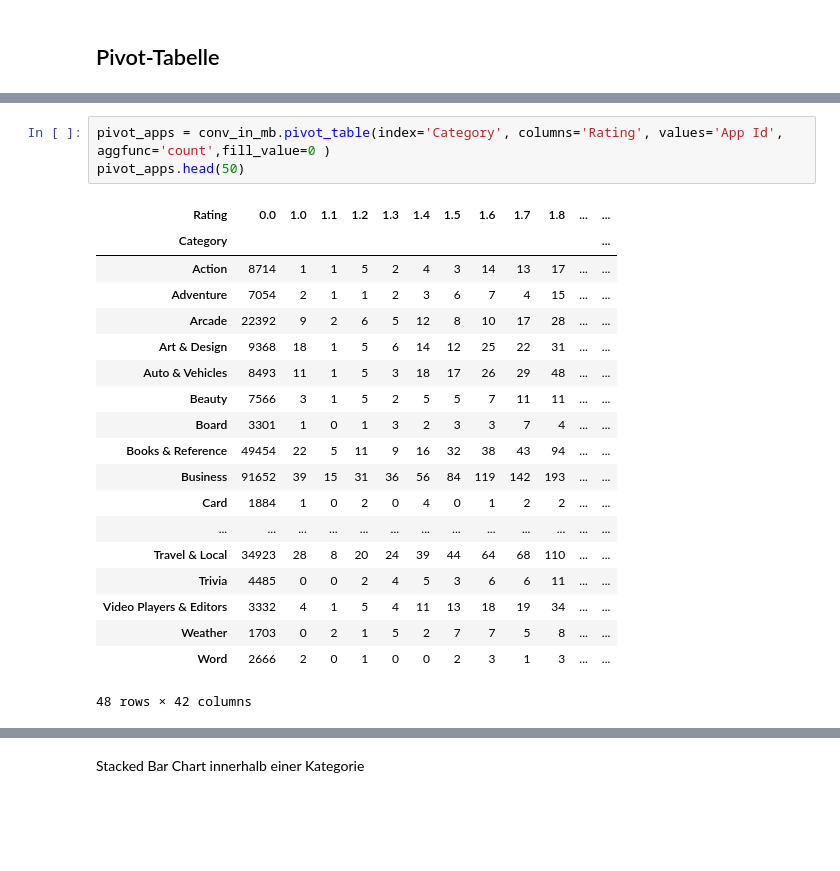
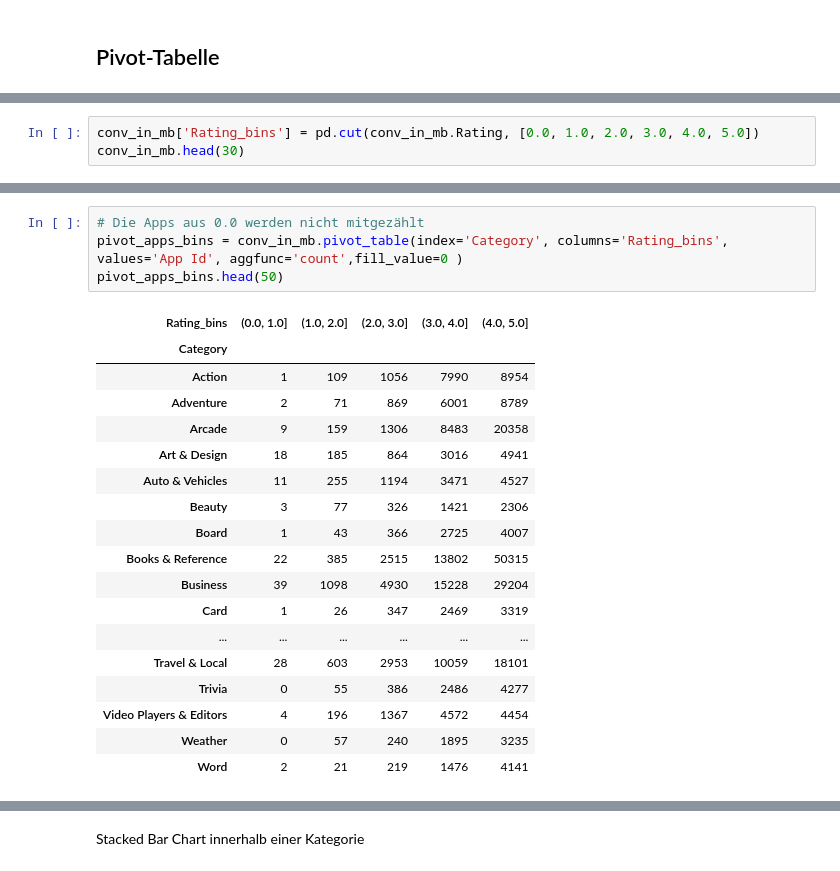
Before and after one commit to Wangi2901/data-analytics, a Jupyter notebook: GooglePlaystore-Huong.ipynb, the cells around one changed output, grey strips where cells are left out. Saved outputs shown, nothing was run; the diff lists cells and outputs as text; blank space fills up the shorter version.

```diff
--- a/GooglePlaystore-Huong.ipynb
+++ b/GooglePlaystore-Huong.ipynb
@@ -653,3 +654,6 @@ Video Players & Editors     14015
 Weather                      7246
 Word                         8630
 Name: Category, dtype: int64
+# %%
+conv_in_mb['Rating_bins'] = pd.cut(conv_in_mb.Rating, [0.0, 1.0, 2.0, 3.0, 4.0, 5.0])
+conv_in_mb.head(30)
@@ -656,23 +679,23 @@ Name: Category, dtype: int64
 # %%
-pivot_apps = conv_in_mb.pivot_table(index='Category', columns='Rating', values='App Id', aggfunc='count',fill_value=0 )
-pivot_apps.head(50)
+# Die Apps aus 0.0 werden nicht mitgezählt
+pivot_apps_bins = conv_in_mb.pivot_table(index='Category', columns='Rating_bins', values='App Id', aggfunc='count',fill_value=0 )
+pivot_apps_bins.head(50)
 # %% [output]
-| Rating | 0.0 | 1.0 | 1.1 | 1.2 | 1.3 | 1.4 | 1.5 | 1.6 | 1.7 | 1.8 | ... | ... |
-| Category |  |  |  |  |  |  |  |  |  |  |  | ... |
-| Action | 8714 | 1 | 1 | 5 | 2 | 4 | 3 | 14 | 13 | 17 | ... | ... |
-| Adventure | 7054 | 2 | 1 | 1 | 2 | 3 | 6 | 7 | 4 | 15 | ... | ... |
-| Arcade | 22392 | 9 | 2 | 6 | 5 | 12 | 8 | 10 | 17 | 28 | ... | ... |
-| Art & Design | 9368 | 18 | 1 | 5 | 6 | 14 | 12 | 25 | 22 | 31 | ... | ... |
-| Auto & Vehicles | 8493 | 11 | 1 | 5 | 3 | 18 | 17 | 26 | 29 | 48 | ... | ... |
-| Beauty | 7566 | 3 | 1 | 5 | 2 | 5 | 5 | 7 | 11 | 11 | ... | ... |
-| Board | 3301 | 1 | 0 | 1 | 3 | 2 | 3 | 3 | 7 | 4 | ... | ... |
-| Books & Reference | 49454 | 22 | 5 | 11 | 9 | 16 | 32 | 38 | 43 | 94 | ... | ... |
-| Business | 91652 | 39 | 15 | 31 | 36 | 56 | 84 | 119 | 142 | 193 | ... | ... |
-| Card | 1884 | 1 | 0 | 2 | 0 | 4 | 0 | 1 | 2 | 2 | ... | ... |
-| ... | ... | ... | ... | ... | ... | ... | ... | ... | ... | ... | ... | ... |
-| Travel & Local | 34923 | 28 | 8 | 20 | 24 | 39 | 44 | 64 | 68 | 110 | ... | ... |
-| Trivia | 4485 | 0 | 0 | 2 | 4 | 5 | 3 | 6 | 6 | 11 | ... | ... |
-| Video Players & Editors | 3332 | 4 | 1 | 5 | 4 | 11 | 13 | 18 | 19 | 34 | ... | ... |
-| Weather | 1703 | 0 | 2 | 1 | 5 | 2 | 7 | 7 | 5 | 8 | ... | ... |
-| Word | 2666 | 2 | 0 | 1 | 0 | 0 | 2 | 3 | 1 | 3 | ... | ... |
+| Rating_bins | (0.0, 1.0] | (1.0, 2.0] | (2.0, 3.0] | (3.0, 4.0] | (4.0, 5.0] |
+| Category |  |  |  |  |  |
+| Action | 1 | 109 | 1056 | 7990 | 8954 |
+| Adventure | 2 | 71 | 869 | 6001 | 8789 |
+| Arcade | 9 | 159 | 1306 | 8483 | 20358 |
+| Art & Design | 18 | 185 | 864 | 3016 | 4941 |
+| Auto & Vehicles | 11 | 255 | 1194 | 3471 | 4527 |
+| Beauty | 3 | 77 | 326 | 1421 | 2306 |
+| Board | 1 | 43 | 366 | 2725 | 4007 |
+| Books & Reference | 22 | 385 | 2515 | 13802 | 50315 |
+| Business | 39 | 1098 | 4930 | 15228 | 29204 |
+| Card | 1 | 26 | 347 | 2469 | 3319 |
+| ... | ... | ... | ... | ... | ... |
+| Travel & Local | 28 | 603 | 2953 | 10059 | 18101 |
+| Trivia | 0 | 55 | 386 | 2486 | 4277 |
+| Video Players & Editors | 4 | 196 | 1367 | 4572 | 4454 |
+| Weather | 0 | 57 | 240 | 1895 | 3235 |
+| Word | 2 | 21 | 219 | 1476 | 4141 |
-48 rows × 42 columns
```
Also changed, not shown: parts of 12 cells of this notebook.
